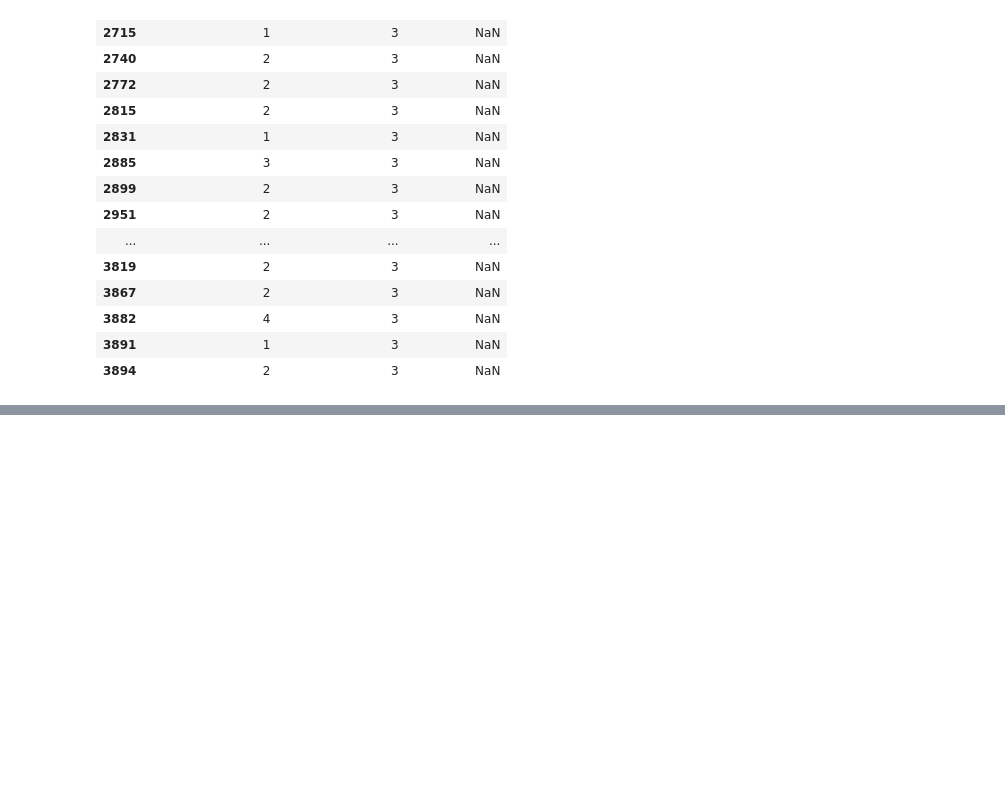
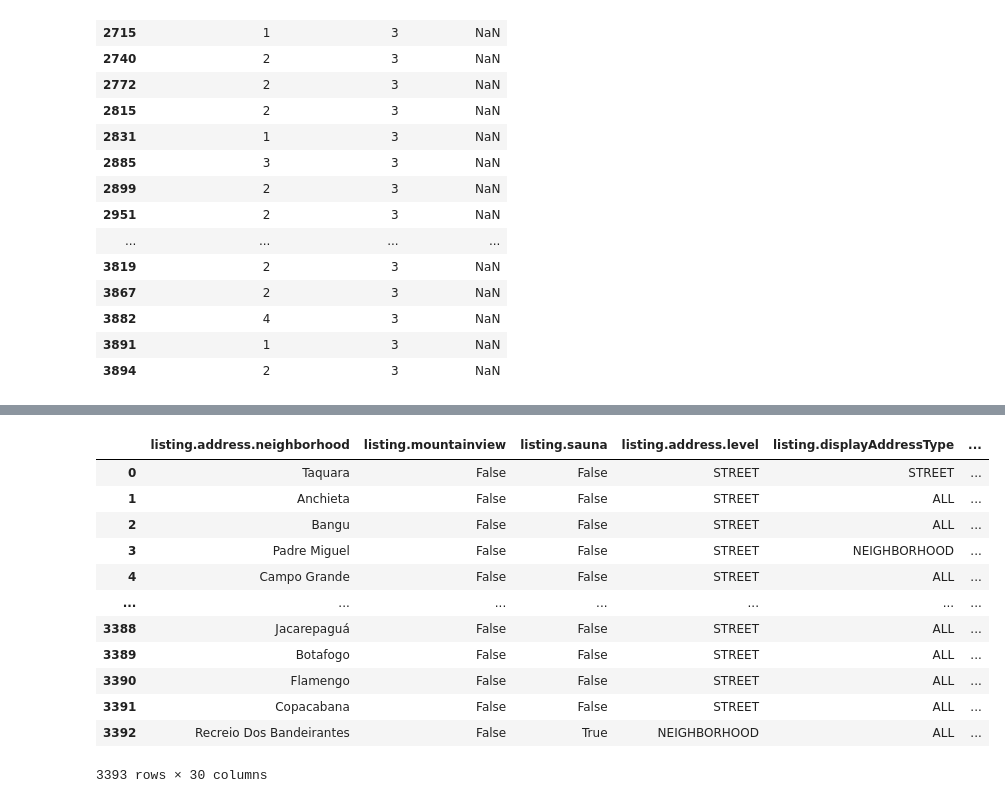
Before and after one commit to caiocmb7/MachineLearning-DS, a Jupyter notebook: ICD/Trabalho1/project.ipynb, the cells around one changed output, grey strips where cells are left out. Saved outputs shown, nothing was run; the diff lists cells and outputs as text; code cells hidden in the pictures; blank space fills up the shorter version.

```diff
--- a/ICD/Trabalho1/project.ipynb
+++ b/ICD/Trabalho1/project.ipynb
@@ -437,0 +779,49 @@ df.head(1)
+# %%
+cat_columns = [
+    "listing.address.neighborhood",
+    "listing.mountainview",
+    "listing.sauna",
+    "listing.address.level",
+    "listing.displayAddressType",
+    "listing.preview",
+    "listing.sportcourt",
+    "listing.unitTypes",
+    "listing.hottub",
+    "listing.pricingInfo.period",
+    "listing.fireplace",
+    "listing.guestpark",
+    "listing.soundproofing",
+    "listing.gym",
+    "listing.playground",
+    "listing.partyhall",
+    "listing.backyard",
+    "listing.usageTypes",
+    "listing.garden",
+    "listing.barbgrill",
+    "listing.acceptExchange",
+    "listing.furnished",
+    "listing.businessTypeContext",
+    "listing.tenniscourt",
+    "listing.address.zone",
+    "type",
+    "listing.address.city",
+    "imvl_type",
+    "listing.bathtub",
+    "listing.pool",
+]
+# %%
+df[cat_columns]
+# %% [output]
+|  | listing.address.neighborhood | listing.mountainview | listing.sauna | listing.address.level | listing.displayAddressType | ... |
+| 0 | Taquara | False | False | STREET | STREET | ... |
+| 1 | Anchieta | False | False | STREET | ALL | ... |
+| 2 | Bangu | False | False | STREET | ALL | ... |
+| 3 | Padre Miguel | False | False | STREET | NEIGHBORHOOD | ... |
+| 4 | Campo Grande | False | False | STREET | ALL | ... |
+| ... | ... | ... | ... | ... | ... | ... |
+| 3388 | Jacarepaguá | False | False | STREET | ALL | ... |
+| 3389 | Botafogo | False | False | STREET | ALL | ... |
+| 3390 | Flamengo | False | False | STREET | ALL | ... |
+| 3391 | Copacabana | False | False | STREET | ALL | ... |
+| 3392 | Recreio Dos Bandeirantes | False | True | NEIGHBORHOOD | ALL | ... |
+3393 rows × 30 columns
```
Also changed, not shown: parts of 47 cells of this notebook.
